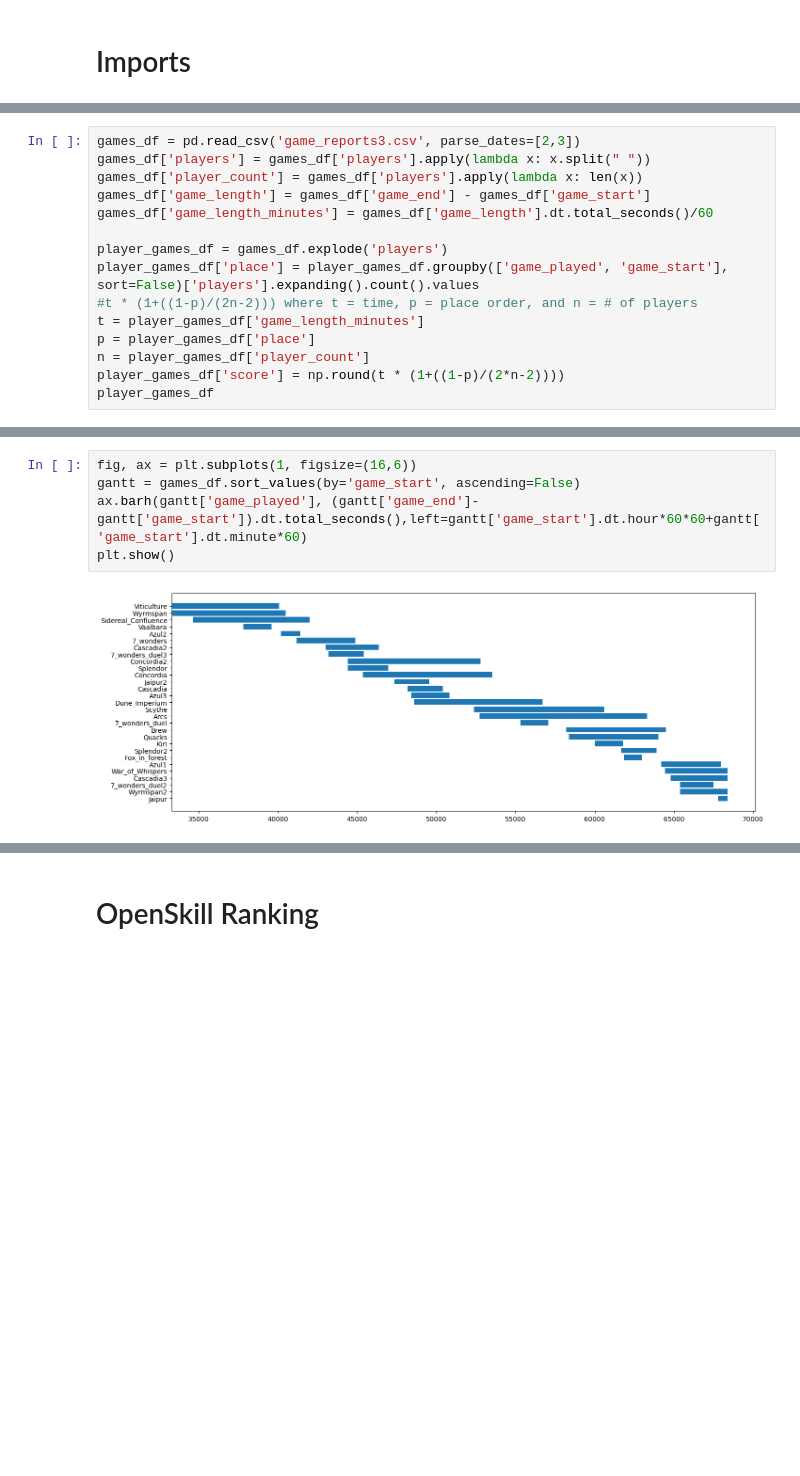
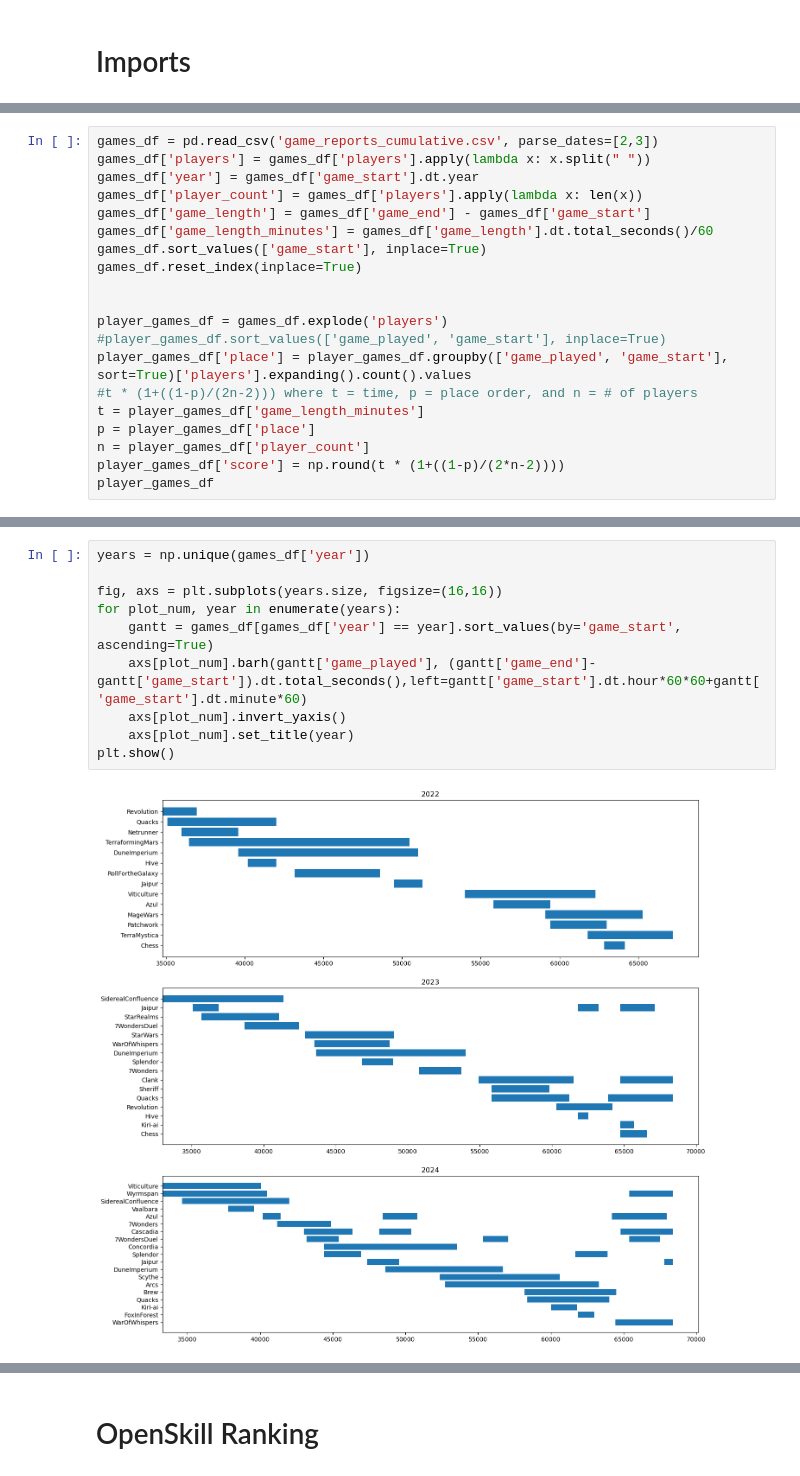
Before and after one commit to skylarenglish/boardgame-monitor, a Jupyter notebook: rankings.ipynb, the cells around one changed output, grey strips where cells are left out. Saved outputs shown, nothing was run; the diff lists cells and outputs as text; blank space fills up the shorter version.

Commit message:
added player rundown, changed sorting method of games, modified underlying data

```diff
--- a/rankings.ipynb
+++ b/rankings.ipynb
@@ -22,12 +11,17 @@ current_scores_view
 # %%
-games_df = pd.read_csv('game_reports3.csv', parse_dates=[2,3])
+games_df = pd.read_csv('game_reports_cumulative.csv', parse_dates=[2,3])
 games_df['players'] = games_df['players'].apply(lambda x: x.split(" "))
+games_df['year'] = games_df['game_start'].dt.year
 games_df['player_count'] = games_df['players'].apply(lambda x: len(x))
 games_df['game_length'] = games_df['game_end'] - games_df['game_start']
 games_df['game_length_minutes'] = games_df['game_length'].dt.total_seconds()/60
+games_df.sort_values(['game_start'], inplace=True)
+games_df.reset_index(inplace=True)
+
 
 player_games_df = games_df.explode('players')
-player_games_df['place'] = player_games_df.groupby(['game_played', 'game_start'], sort=False)['players'].expanding().count().values
+#player_games_df.sort_values(['game_played', 'game_start'], inplace=True)
+player_games_df['place'] = player_games_df.groupby(['game_played', 'game_start'], sort=True)['players'].expanding().count().values
 #t * (1+((1-p)/(2n-2))) where t = time, p = place order, and n = # of players
 t = player_games_df['game_length_minutes']
 p = player_games_df['place']
@@ -79,7 +73,12 @@ ranking = player_games_df.groupby('players')['score'].sum().sort_values(ascendin
 # %%
-fig, ax = plt.subplots(1, figsize=(16,6))
-gantt = games_df.sort_values(by='game_start', ascending=False)
-ax.barh(gantt['game_played'], (gantt['game_end']-gantt['game_start']).dt.total_seconds(),left=gantt['game_start'].dt.hour*60*60+gantt['game_start'].dt.minute*60)
+years = np.unique(games_df['year'])
+
+fig, axs = plt.subplots(years.size, figsize=(16,16))
+for plot_num, year in enumerate(years):
+    gantt = games_df[games_df['year'] == year].sort_values(by='game_start', ascending=True)
+    axs[plot_num].barh(gantt['game_played'], (gantt['game_end']-gantt['game_start']).dt.total_seconds(),left=gantt['game_start'].dt.hour*60*60+gantt['game_start'].dt.minute*60)
+    axs[plot_num].invert_yaxis()
+    axs[plot_num].set_title(year)
 plt.show()
 # %% [output]
-[figure, old version]
+[figure, new version]
```
Also changed, not shown: parts of 34 cells of this notebook, 1 other file.
